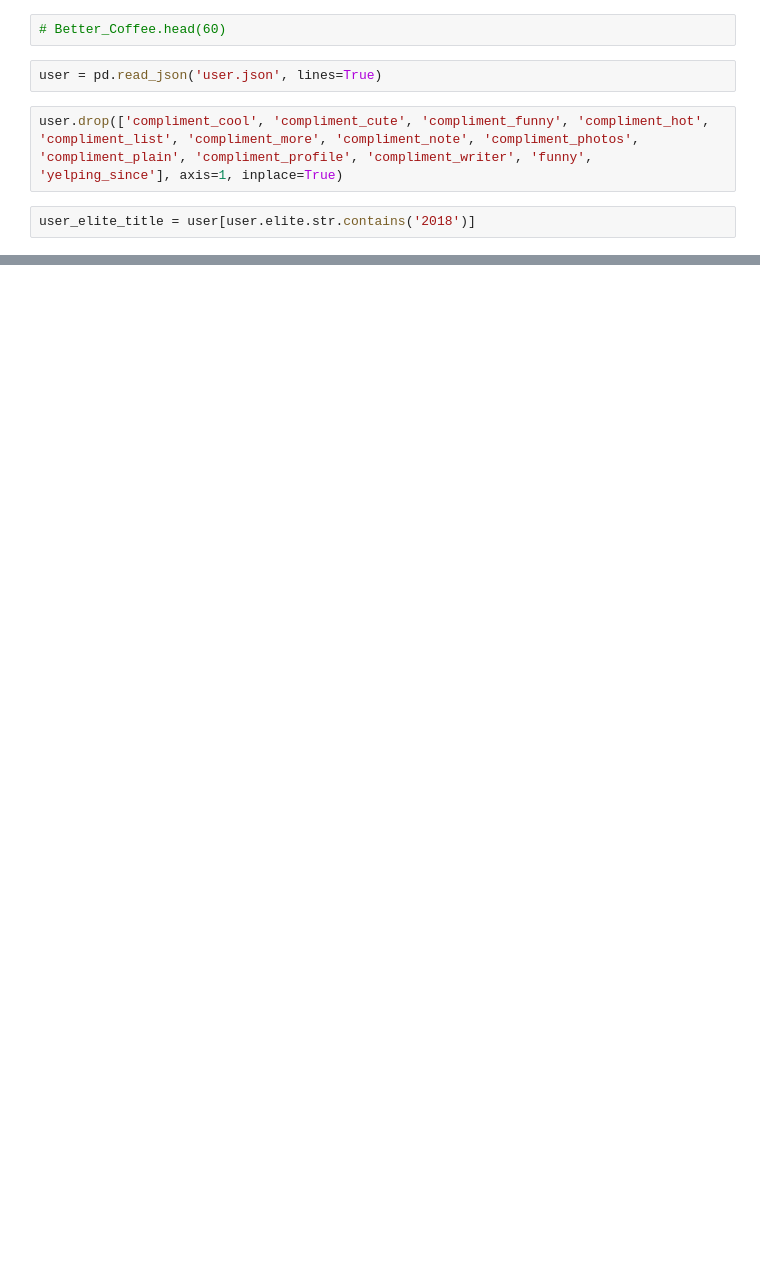
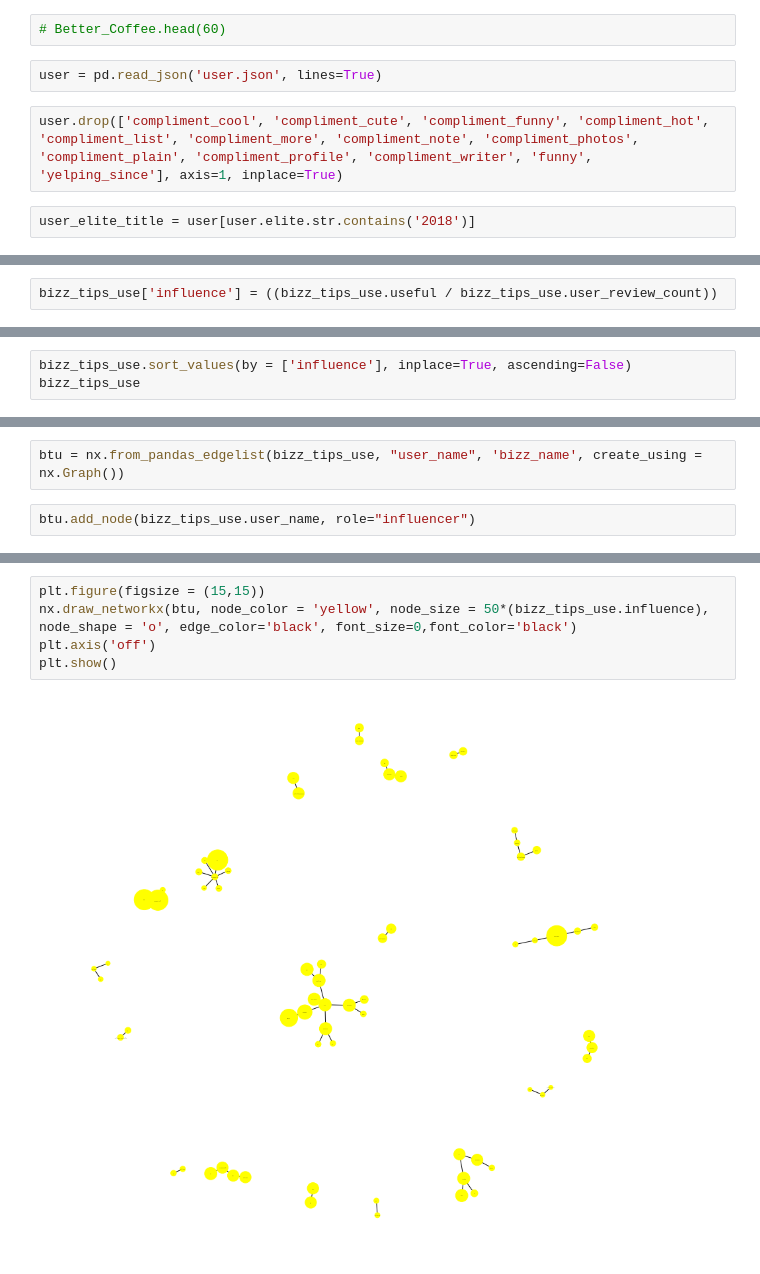
Before and after one commit to rhoffp4/Montreal_food, a Jupyter notebook: Yelp_project.ipynb, the cells around one changed output, grey strips where cells are left out. Drawn from its saved outputs; the diff is of its cells as text; blank space fills up the shorter version.

```diff
--- a/Yelp_project.ipynb
+++ b/Yelp_project.ipynb
@@ -164,0 +81,2 @@ bizz_tips_use
+# %%
+bizz_tips_use['influence'] = ((bizz_tips_use.useful / bizz_tips_use.user_review_count))
@@ -164,0 +85,3 @@ bizz_tips_use
+# %%
+bizz_tips_use.sort_values(by = ['influence'], inplace=True, ascending=False)
+bizz_tips_use
@@ -164,0 +164,4 @@ bizz_tips_use
+# %%
+btu = nx.from_pandas_edgelist(bizz_tips_use, "user_name", 'bizz_name', create_using = nx.Graph())
+# %%
+btu.add_node(bizz_tips_use.user_name, role="influencer")
@@ -164,0 +178,7 @@ bizz_tips_use
+# %%
+plt.figure(figsize = (15,15))
+nx.draw_networkx(btu, node_color = 'yellow', node_size = 50*(bizz_tips_use.influence), node_shape = 'o', edge_color='black', font_size=0,font_color='black')
+plt.axis('off')
+plt.show()
+# %% [output]
+[figure, added]
```
Also changed, not shown: parts of 41 cells of this notebook.
